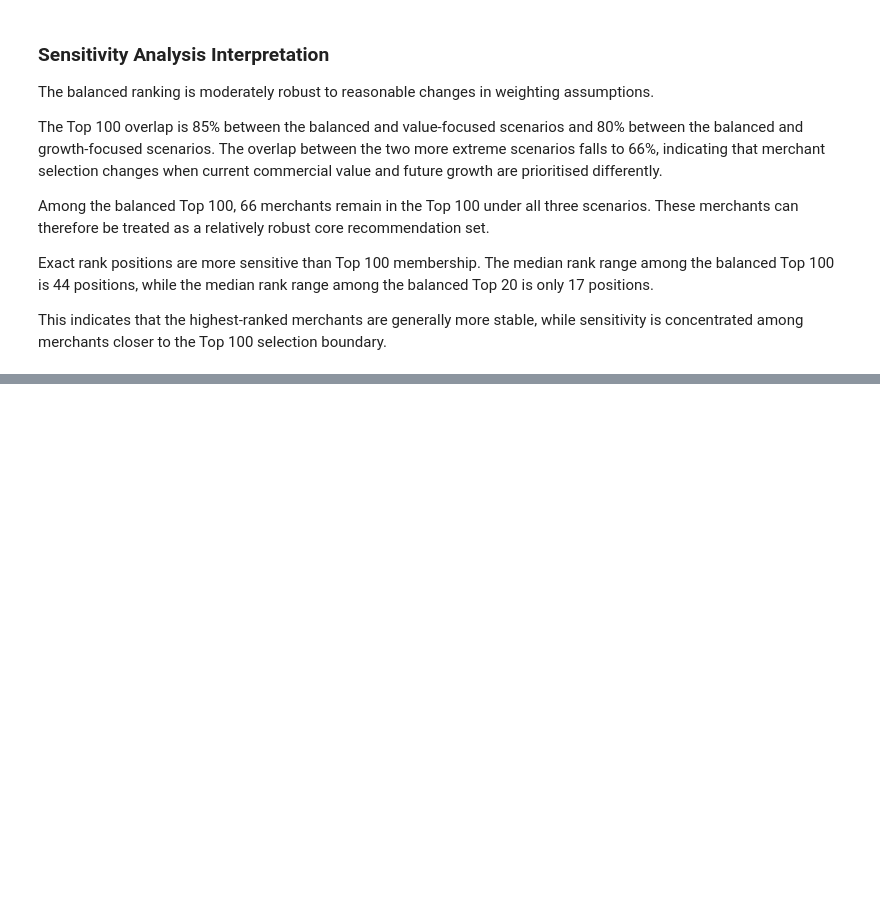
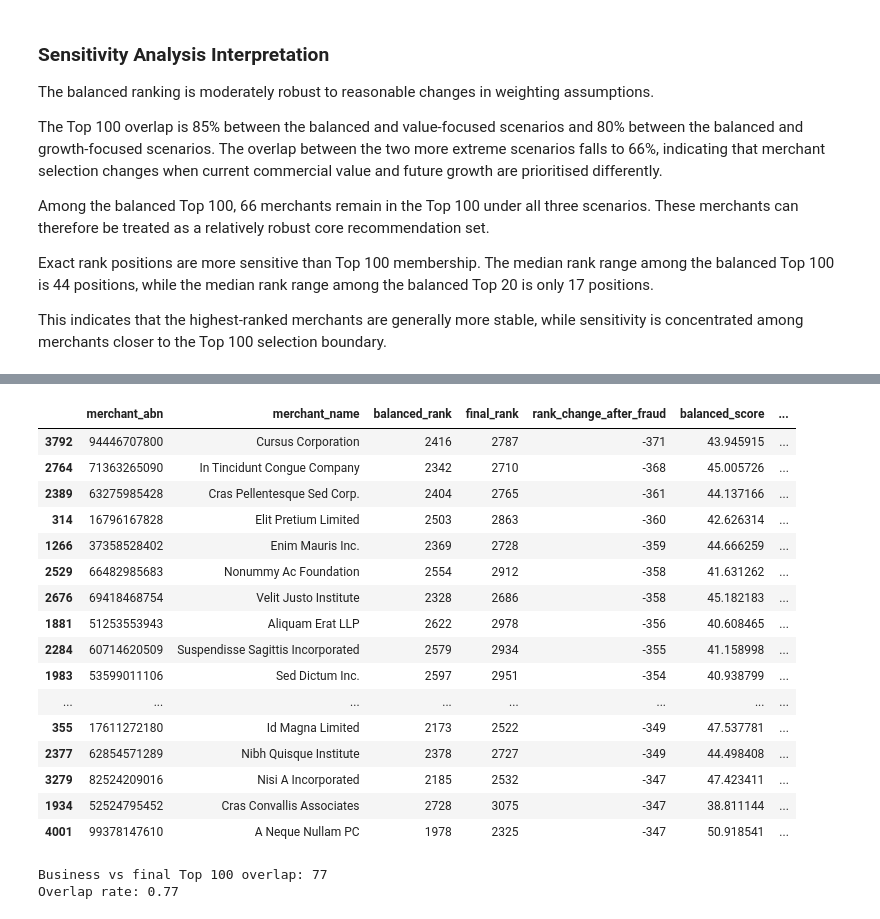
Before and after one commit to yixxx111/MAST30034-Project-2-Group-50, a Jupyter notebook: member5_ranking/ranking_summary.ipynb, the cells around one changed output, grey strips where cells are left out. Cells and saved outputs as stored; diff of their text form; code cells hidden in the pictures; blank space fills up the shorter version.

```diff
--- a/member5_ranking/ranking_summary.ipynb
+++ b/member5_ranking/ranking_summary.ipynb
@@ -600,0 +706,9 @@ This indicates that the highest-ranked merchants are generally more stable, whil
+# %%
+final_df["fraud_risk_index_filled"] = (
+    final_df["fraud_risk_index"].fillna(0.5)
+)
+
+print(
+    "Missing after neutral fill:",
+    final_df["fraud_risk_index_filled"].isna().sum()
+)
@@ -600,0 +719,6 @@ This indicates that the highest-ranked merchants are generally more stable, whil
+# %%
+final_df["risk_safety_score"] = (
+    100 * (1 - final_df["fraud_risk_index_filled"])
+)
+
+final_df["risk_safety_score"].describe()
@@ -600,0 +773,6 @@ This indicates that the highest-ranked merchants are generally more stable, whil
+# %%
+final_df["rank_change_after_fraud"] = (
+    final_df["balanced_rank"] - final_df["final_rank"]
+)
+
+final_df["rank_change_after_fraud"].describe()
@@ -600,0 +789,57 @@ This indicates that the highest-ranked merchants are generally more stable, whil
+# %%
+largest_rank_changes = (
+    final_df[
+        [
+            "merchant_abn",
+            "merchant_name",
+            "balanced_rank",
+            "final_rank",
+            "rank_change_after_fraud",
+            "balanced_score",
+            "risk_safety_score",
+            "fraud_evidence_status",
+        ]
+    ]
+    .assign(
+        absolute_rank_change=lambda x:
+        x["rank_change_after_fraud"].abs()
+    )
+    .sort_values("absolute_rank_change", ascending=False)
+    .head(20)
+)
+
+largest_rank_changes
+# %% [output]
+|  | merchant_abn | merchant_name | balanced_rank | final_rank | rank_change_after_fraud | balanced_score | ... |
+| 3792 | 94446707800 | Cursus Corporation | 2416 | 2787 | -371 | 43.945915 | ... |
+| 2764 | 71363265090 | In Tincidunt Congue Company | 2342 | 2710 | -368 | 45.005726 | ... |
+| 2389 | 63275985428 | Cras Pellentesque Sed Corp. | 2404 | 2765 | -361 | 44.137166 | ... |
+| 314 | 16796167828 | Elit Pretium Limited | 2503 | 2863 | -360 | 42.626314 | ... |
+| 1266 | 37358528402 | Enim Mauris Inc. | 2369 | 2728 | -359 | 44.666259 | ... |
+| 2529 | 66482985683 | Nonummy Ac Foundation | 2554 | 2912 | -358 | 41.631262 | ... |
+| 2676 | 69418468754 | Velit Justo Institute | 2328 | 2686 | -358 | 45.182183 | ... |
+| 1881 | 51253553943 | Aliquam Erat LLP | 2622 | 2978 | -356 | 40.608465 | ... |
+| 2284 | 60714620509 | Suspendisse Sagittis Incorporated | 2579 | 2934 | -355 | 41.158998 | ... |
+| 1983 | 53599011106 | Sed Dictum Inc. | 2597 | 2951 | -354 | 40.938799 | ... |
+| ... | ... | ... | ... | ... | ... | ... | ... |
+| 355 | 17611272180 | Id Magna Limited | 2173 | 2522 | -349 | 47.537781 | ... |
+| 2377 | 62854571289 | Nibh Quisque Institute | 2378 | 2727 | -349 | 44.498408 | ... |
+| 3279 | 82524209016 | Nisi A Incorporated | 2185 | 2532 | -347 | 47.423411 | ... |
+| 1934 | 52524795452 | Cras Convallis Associates | 2728 | 3075 | -347 | 38.811144 | ... |
+| 4001 | 99378147610 | A Neque Nullam PC | 1978 | 2325 | -347 | 50.918541 | ... |
+# %%
+business_top100 = set(
+    final_df.loc[final_df["balanced_rank"] <= 100, "merchant_abn"]
+)
+
+final_top100 = set(
+    final_df.loc[final_df["final_rank"] <= 100, "merchant_abn"]
+)
+
+top100_overlap = len(business_top100 & final_top100)
+
+print("Business vs final Top 100 overlap:", top100_overlap)
+print("Overlap rate:", top100_overlap / 100)
+# %% [output]
+Business vs final Top 100 overlap: 77
+Overlap rate: 0.77
```
Also changed, not shown: parts of 20 cells of this notebook, 7 other files.
